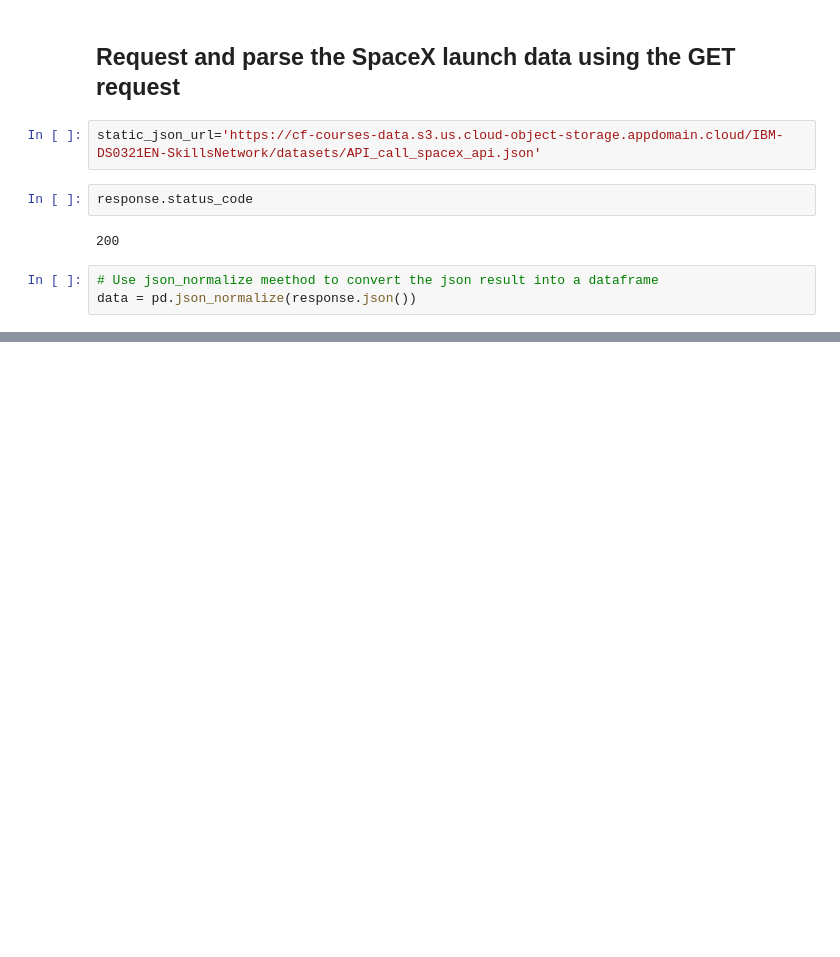
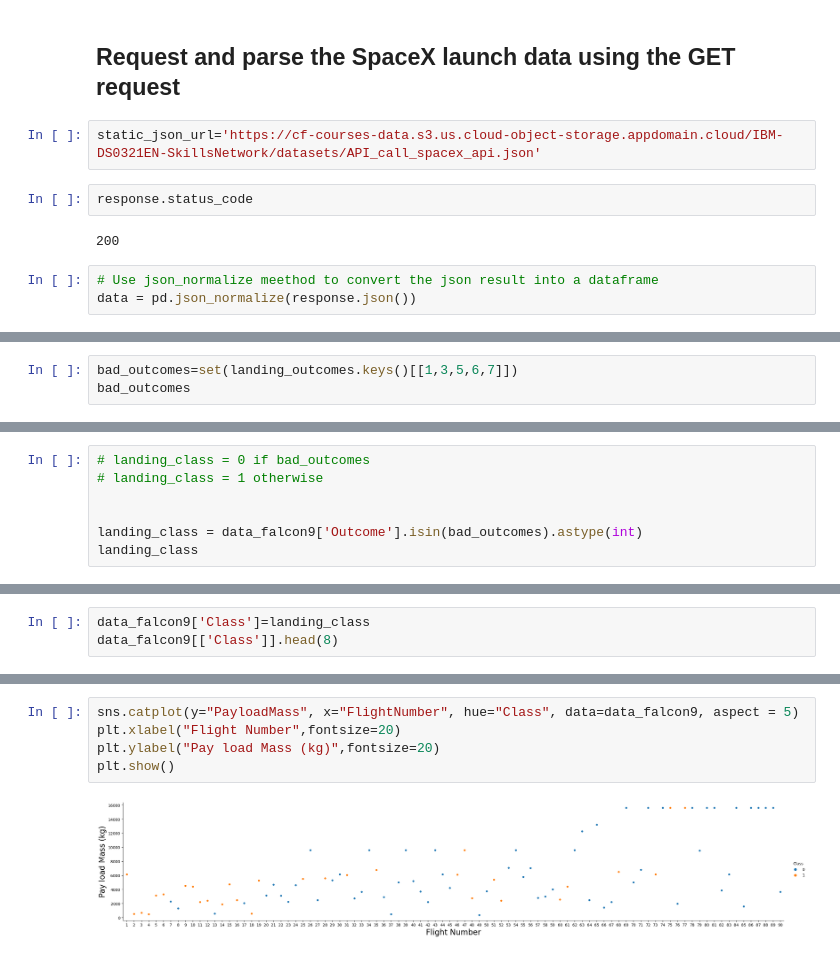
Before and after one commit to mateo020/IBM_capstone, a Jupyter notebook: capstone.ipynb, the cells around one changed output, grey strips where cells are left out. Drawn from its saved outputs; the diff is of its cells as text; blank space fills up the shorter version.

```diff
--- a/capstone.ipynb
+++ b/capstone.ipynb
@@ -454,0 +744,3 @@ data.head()
+# %%
+bad_outcomes=set(landing_outcomes.keys()[[1,3,5,6,7]])
+bad_outcomes
@@ -454,0 +751,7 @@ data.head()
+# %%
+# landing_class = 0 if bad_outcomes
+# landing_class = 1 otherwise
+
+
+landing_class = data_falcon9['Outcome'].isin(bad_outcomes).astype(int)
+landing_class
@@ -454,0 +771,3 @@ data.head()
+# %%
+data_falcon9['Class']=landing_class
+data_falcon9[['Class']].head(8)
@@ -454,0 +833,7 @@ data.head()
+# %%
+sns.catplot(y="PayloadMass", x="FlightNumber", hue="Class", data=data_falcon9, aspect = 5)
+plt.xlabel("Flight Number",fontsize=20)
+plt.ylabel("Pay load Mass (kg)",fontsize=20)
+plt.show()
+# %% [output]
+[figure, added]
```
Also changed, not shown: parts of 103 cells of this notebook.
